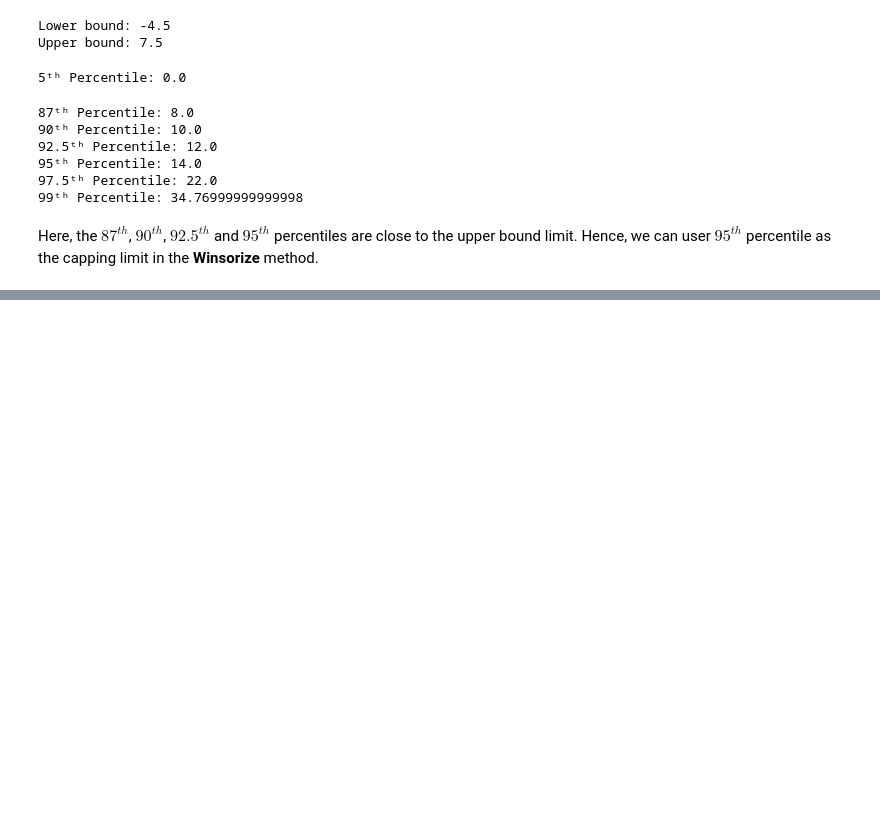
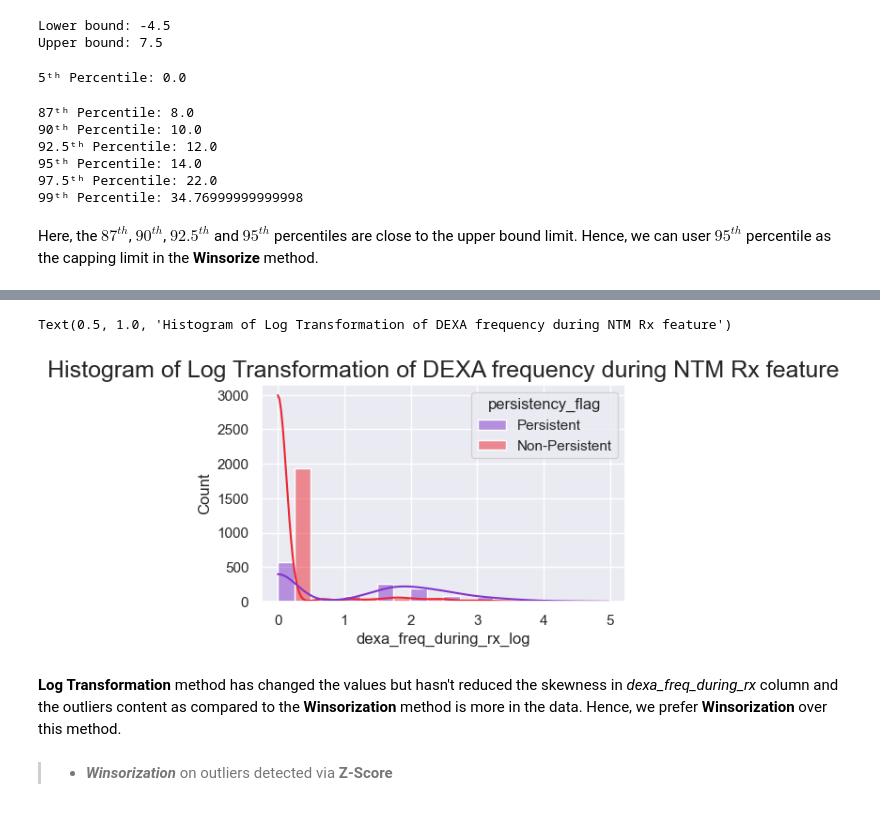
Before and after one commit to shezkh/Healthcare-Project, a Jupyter notebook: src/preproc_Ashish.ipynb, the cells around one changed output, grey strips where cells are left out. Drawn from its saved outputs; the diff is of its cells as text; code cells hidden in the pictures; blank space fills up the shorter version.

```diff
--- a/src/preproc_Ashish.ipynb
+++ b/src/preproc_Ashish.ipynb
@@ -423,0 +484,21 @@ As we can see the presence of outliers in the *dexa_freq_during_rx* feature as s
+# %%
+sns.set(rc = {'figure.figsize':(5, 3)})
+ax = sns.histplot(x='dexa_freq_during_rx_log',
+                  hue='persistency_flag',
+                  stat='count',
+                  data=drug_df,
+                  palette=col_pal,
+                  multiple='dodge',
+                  bins=10,
+                  kde=True)
+#ax.set_xlim(0, 40)
+#ax.set_ylim(0, 750)
+ax.set_title('Histogram of Log Transformation of DEXA frequency during NTM Rx feature',
+             fontsize=18)
+# %% [output]
+Text(0.5, 1.0, 'Histogram of Log Transformation of DEXA frequency during NTM Rx feature')
+[figure, added]
+# %% [markdown]
+**Log Transformation** method has changed the values but hasn't reduced the skewness in *dexa_freq_during_rx* column and the outliers content as compared to the **Winsorization** method is more in the data. Hence, we prefer **Winsorization** over this method.
+# %% [markdown]
+>- ***Winsorization*** on outliers detected via **Z-Score**
```
Also changed, not shown: parts of 26 cells of this notebook.
